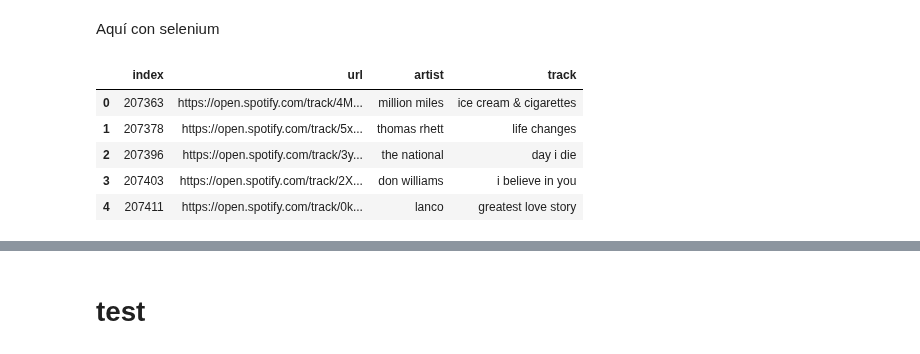
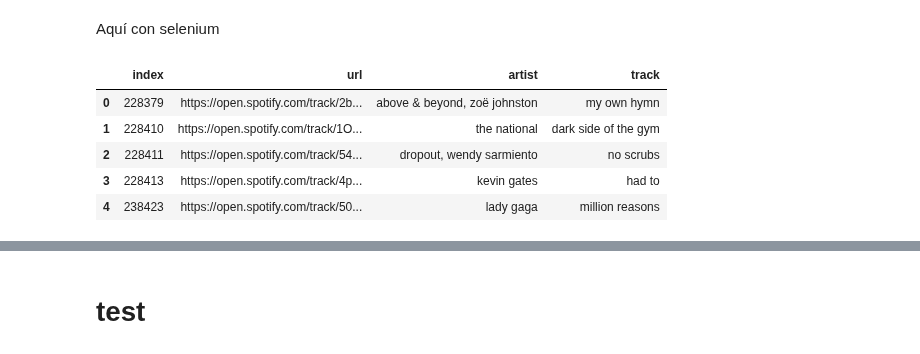
Before and after one commit to annassanchez/ETL_project, a Jupyter notebook: notebooks/4-scraping_genius.ipynb, the cells around one changed output, grey strips where cells are left out. Drawn from its saved outputs; the diff is of its cells as text; code cells hidden in the pictures.

```diff
--- a/notebooks/4-scraping_genius.ipynb
+++ b/notebooks/4-scraping_genius.ipynb
@@ -286,15 +286,15 @@ almacen_paginas = {
 # %%
 #test = tracks.iloc[(513 + 192):,:].reset_index(drop=True)
 test = tracks.iloc[(len(almacen_paginas['url'])):,:].reset_index(drop=True)
-filename = 'genius_dataset_scraped4'
+filename = 'genius_dataset_scraped5'
 test.head()
 # %% [output]
 |  | index | url | artist | track |
-| 0 | 207363 | https://open.spotify.com/track/4M... | million miles | ice cream & cigarettes |
-| 1 | 207378 | https://open.spotify.com/track/5x... | thomas rhett | life changes |
-| 2 | 207396 | https://open.spotify.com/track/3y... | the national | day i die |
-| 3 | 207403 | https://open.spotify.com/track/2X... | don williams | i believe in you |
-| 4 | 207411 | https://open.spotify.com/track/0k... | lanco | greatest love story |
+| 0 | 228379 | https://open.spotify.com/track/2b... | above & beyond, zoë johnston | my own hymn |
+| 1 | 228410 | https://open.spotify.com/track/1O... | the national | dark side of the gym |
+| 2 | 228411 | https://open.spotify.com/track/54... | dropout, wendy sarmiento | no scrubs |
+| 3 | 228413 | https://open.spotify.com/track/4p... | kevin gates | had to |
+| 4 | 238423 | https://open.spotify.com/track/50... | lady gaga | million reasons |
 # %%
 #almacen_paginas['pagina'].append(np.nan)
 #almacen_paginas['lyrics'].append(np.nan)
```
Also changed, not shown: parts of 2 cells of this notebook.
